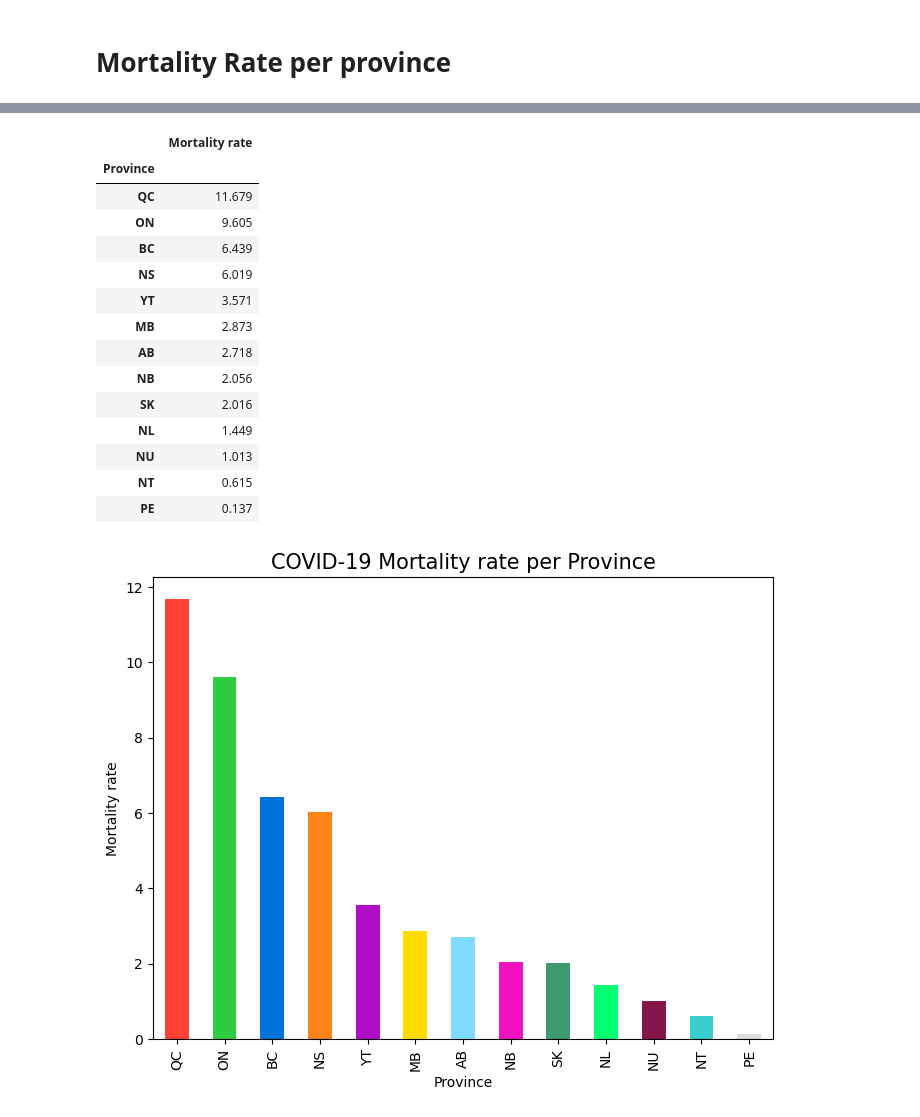
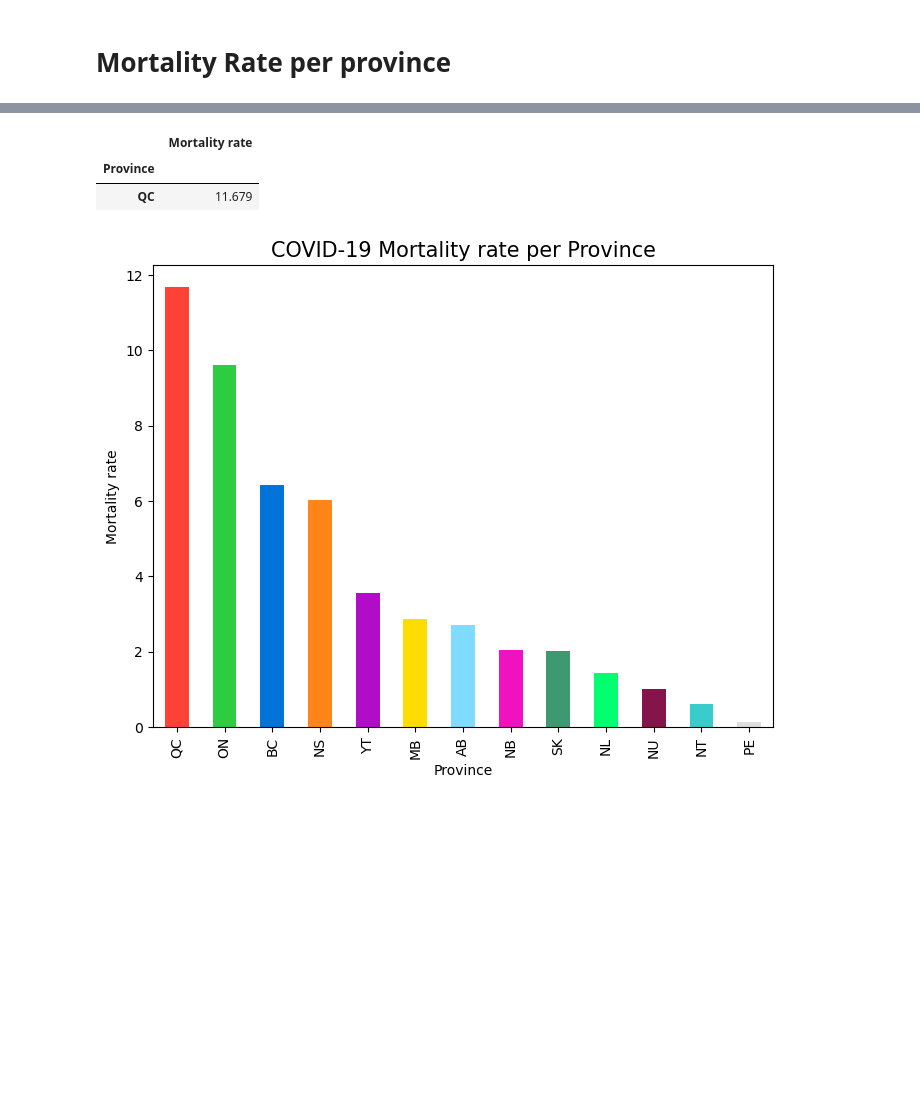
Before and after one commit to svafaeva93/Covid19AnalysisCanada, a Jupyter notebook: Data_extraction_API.ipynb, the cells around one changed output, grey strips where cells are left out. Saved outputs shown, nothing was run; the diff lists cells and outputs as text; code cells hidden in the pictures; blank space fills up the shorter version.

```diff
--- a/Data_extraction_API.ipynb
+++ b/Data_extraction_API.ipynb
@@ -423,24 +423,12 @@ covid_dataframe_df.head(1)
 # %%
 Mortality_rate_per_province = covid_dataframe_df.groupby('Province').max()[['Mortality rate', 'Date']].sort_values(['Mortality rate'], ascending = False).reset_index()
 Mortality_rate_per_province = Mortality_rate_per_province[['Province', 'Mortality rate']]
 Mortality_rate_per_province_df = Mortality_rate_per_province.set_index('Province')
-Mortality_rate_per_province_df
+Mortality_rate_per_province_df.head(1)
 # %% [output]
 |  | Mortality rate |
 | Province |  |
 | QC | 11.679 |
-| ON | 9.605 |
-| BC | 6.439 |
-| NS | 6.019 |
-| YT | 3.571 |
-| MB | 2.873 |
-| AB | 2.718 |
-| NB | 2.056 |
-| SK | 2.016 |
-| NL | 1.449 |
-| NU | 1.013 |
-| NT | 0.615 |
-| PE | 0.137 |
 # %%
 # set the colors for the bars
 colors = ['#FF4136', '#2ECC40', '#0074D9', '#FF851B', '#B10DC9', '#FFDC00','#7FDBFF', '#F012BE', '#3D9970', '#01FF70', '#85144b', '#39CCCC', '#DDDDDD']
```
Also changed, not shown: parts of 7 cells of this notebook.
